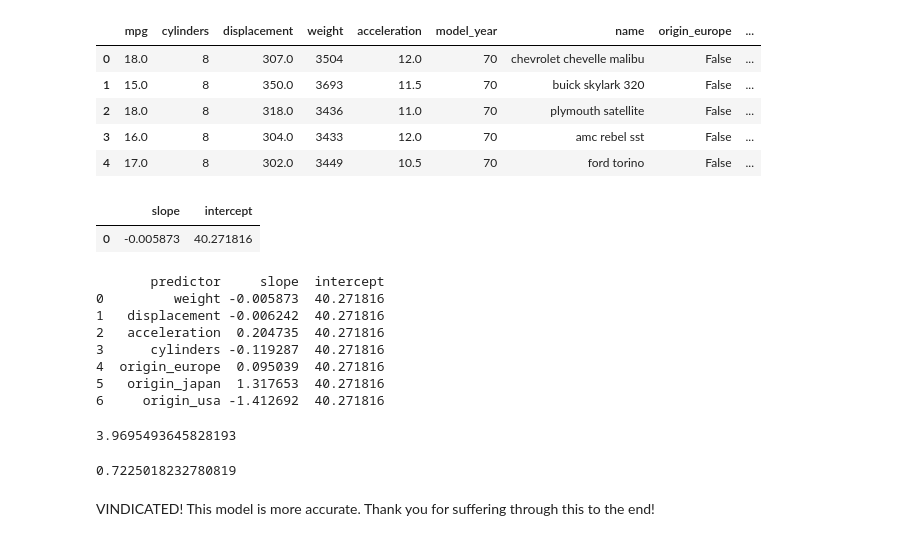
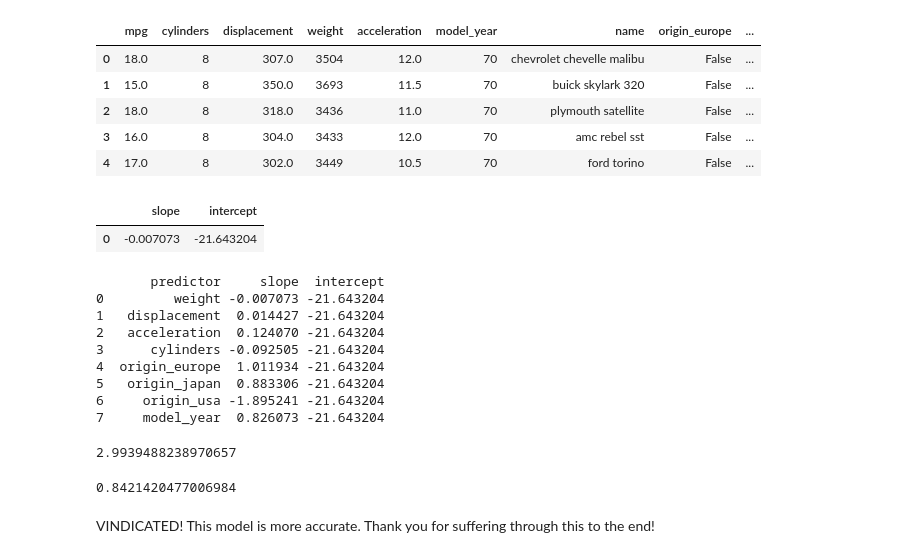
Before and after one commit to ZoeAckah/LCR, a Jupyter notebook: 02_activities/assignments/assignment_2.ipynb, the cells around one changed output. Cells and saved outputs as stored; diff of their text form; code cells hidden in the pictures.

```diff
--- a/02_activities/assignments/assignment_2.ipynb
+++ b/02_activities/assignments/assignment_2.ipynb
@@ -329,17 +330,17 @@ mpg_data2_train, mpg_data2_test = train_test_split(
 )
 # %%
 
-mpg_predictors2 = mpg_data2_train[["weight", "displacement","acceleration", "cylinders", "origin_europe", "origin_japan", "origin_usa" ]]
+mpg_predictors2 = mpg_data2_train[["weight", "displacement","acceleration", "cylinders", "origin_europe", "origin_japan", "origin_usa", "model_year"]]
 
 lm = LinearRegression()
 lm.fit(
-   X = mpg_data2_train[["weight", "displacement","acceleration", "cylinders", "origin_europe", "origin_japan", "origin_usa" ]],
+   X = mpg_data2_train[["weight", "displacement","acceleration", "cylinders", "origin_europe", "origin_japan", "origin_usa", "model_year"]],
    y = mpg_data2_train["mpg"]
 )
 pd.DataFrame({"slope": [lm.coef_[0]], "intercept": [lm.intercept_]})
 # %% [output]
 |  | slope | intercept |
-| 0 | -0.005873 | 40.271816 |
+| 0 | -0.007073 | -21.643204 |
 # %%
 no_horsepower_df = pd.DataFrame({
     "predictor": mpg_predictors2.columns,
@@ -351,16 +352,17 @@ no_horsepower_df = pd.DataFrame({
 print(no_horsepower_df)
 # %% [output]
        predictor     slope  intercept
-0         weight -0.005873  40.271816
-1   displacement -0.006242  40.271816
-2   acceleration  0.204735  40.271816
-3      cylinders -0.119287  40.271816
-4  origin_europe  0.095039  40.271816
-5   origin_japan  1.317653  40.271816
-6     origin_usa -1.412692  40.271816
+0         weight -0.007073 -21.643204
+1   displacement  0.014427 -21.643204
+2   acceleration  0.124070 -21.643204
+3      cylinders -0.092505 -21.643204
+4  origin_europe  1.011934 -21.643204
+5   origin_japan  0.883306 -21.643204
+6     origin_usa -1.895241 -21.643204
+7     model_year  0.826073 -21.643204
 # %%
 # make predictions
-mpg_data2_test["mpg_predicted2"] = lm.predict(mpg_data2_test[["weight", "displacement","acceleration", "cylinders","origin_europe", "origin_japan", "origin_usa" ]])
+mpg_data2_test["mpg_predicted2"] = lm.predict(mpg_data2_test[["weight", "displacement","acceleration", "cylinders","origin_europe", "origin_japan", "origin_usa", "model_year"]])
 
 # calculate RMSPE
 RMSPE = mean_squared_error(
@@ -370,15 +372,15 @@ RMSPE = mean_squared_error(
 
 RMSPE
 # %% [output]
-3.9695493645828193
+2.9939488238970657
 # %%
 r2_score_2 = lm.score(
-    X=mpg_data2_test[["weight", "displacement","acceleration", "cylinders","origin_europe", "origin_japan", "origin_usa"]],
+    X=mpg_data2_test[["weight", "displacement","acceleration", "cylinders","origin_europe", "origin_japan", "origin_usa", "model_year"]],
     y=mpg_data2_test["mpg"]
 )
 r2_score_2
 # %% [output]
-0.7225018232780819
+0.8421420477006984
 # %% [markdown]
 VINDICATED! This model is more accurate. Thank you for suffering through this to the end!
 # %% [markdown]
```
Also changed, not shown: parts of 5 cells of this notebook.
